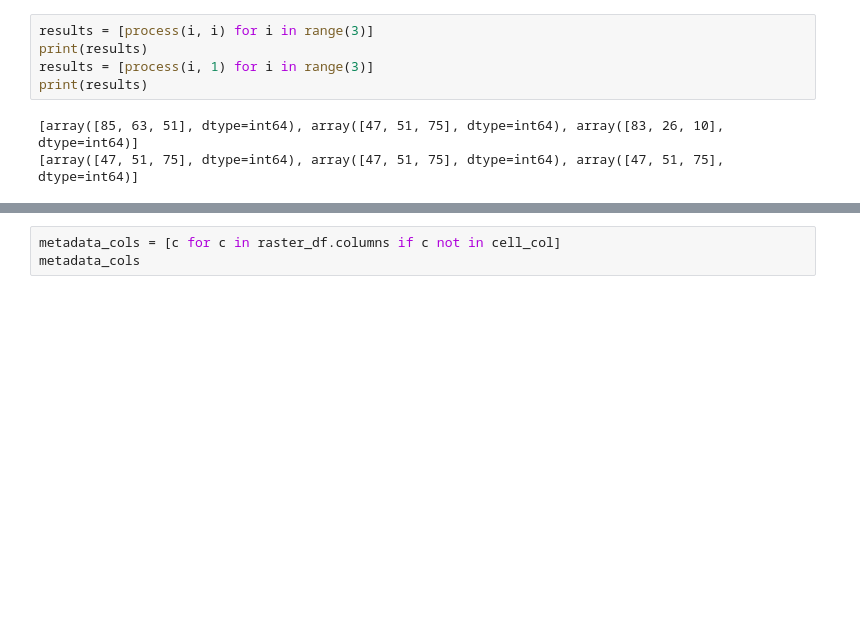
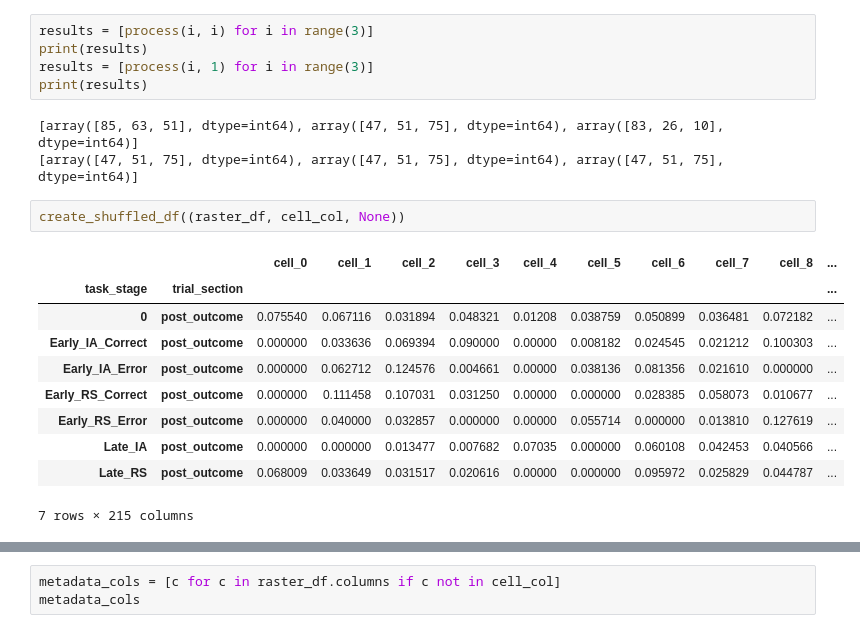
Before and after one commit to cjohnsoncruz/dlx56_mPFC_1p_SohalLab, a Jupyter notebook: code/preprocess matlab data v1.ipynb, the cells around one changed output, grey strips where cells are left out. Saved outputs shown, nothing was run; the diff lists cells and outputs as text; blank space fills up the shorter version.

```diff
--- a/code/preprocess matlab data v1.ipynb
+++ b/code/preprocess matlab data v1.ipynb
@@ -691,3 +695,16 @@ print(results)
 # %% [output]
 [array([85, 63, 51], dtype=int64), array([47, 51, 75], dtype=int64), array([83, 26, 10], dtype=int64)]
 [array([47, 51, 75], dtype=int64), array([47, 51, 75], dtype=int64), array([47, 51, 75], dtype=int64)]
+# %%
+create_shuffled_df((raster_df, cell_col, None))
+# %% [output]
+|  |  | cell_0 | cell_1 | cell_2 | cell_3 | cell_4 | cell_5 | cell_6 | cell_7 | cell_8 | ... |
+| task_stage | trial_section |  |  |  |  |  |  |  |  |  | ... |
+| 0 | post_outcome | 0.075540 | 0.067116 | 0.031894 | 0.048321 | 0.01208 | 0.038759 | 0.050899 | 0.036481 | 0.072182 | ... |
+| Early_IA_Correct | post_outcome | 0.000000 | 0.033636 | 0.069394 | 0.090000 | 0.00000 | 0.008182 | 0.024545 | 0.021212 | 0.100303 | ... |
+| Early_IA_Error | post_outcome | 0.000000 | 0.062712 | 0.124576 | 0.004661 | 0.00000 | 0.038136 | 0.081356 | 0.021610 | 0.000000 | ... |
+| Early_RS_Correct | post_outcome | 0.000000 | 0.111458 | 0.107031 | 0.031250 | 0.00000 | 0.000000 | 0.028385 | 0.058073 | 0.010677 | ... |
+| Early_RS_Error | post_outcome | 0.000000 | 0.040000 | 0.032857 | 0.000000 | 0.00000 | 0.055714 | 0.000000 | 0.013810 | 0.127619 | ... |
+| Late_IA | post_outcome | 0.000000 | 0.000000 | 0.013477 | 0.007682 | 0.07035 | 0.000000 | 0.060108 | 0.042453 | 0.040566 | ... |
+| Late_RS | post_outcome | 0.068009 | 0.033649 | 0.031517 | 0.020616 | 0.00000 | 0.000000 | 0.095972 | 0.025829 | 0.044787 | ... |
+7 rows × 215 columns
```
Also changed, not shown: parts of 17 cells of this notebook.
